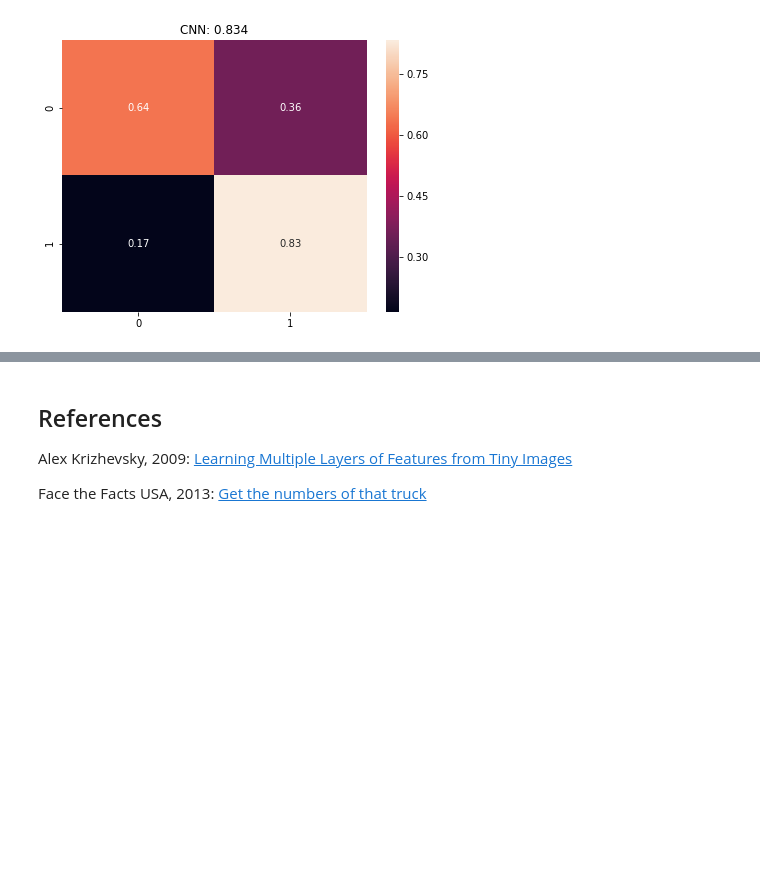
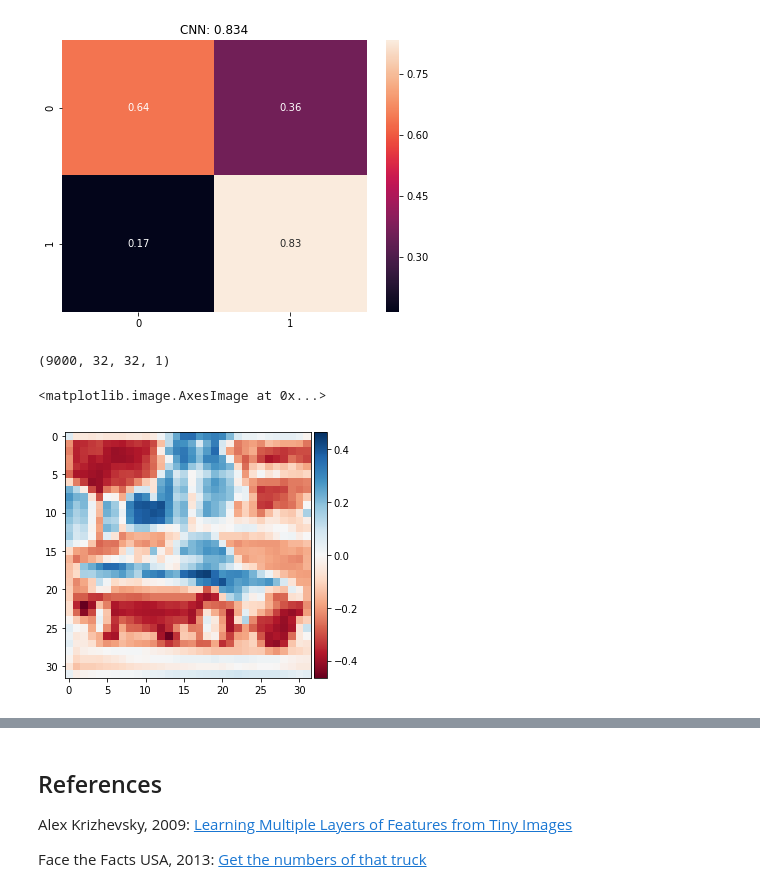
Before and after one commit to jakecarlson1/machine-learning-labs, a Jupyter notebook: Lab7/Lab 7 - Convolutional Neural Networks.ipynb, the cells around one changed output, grey strips where cells are left out. Saved outputs shown, nothing was run; the diff lists cells and outputs as text; code cells hidden in the pictures; blank space fills up the shorter version.

Commit message:
image generator

```diff
--- a/Lab7/Lab 7 - Convolutional Neural Networks.ipynb
+++ b/Lab7/Lab 7 - Convolutional Neural Networks.ipynb
@@ -547,0 +550,24 @@ compare_mlp_cnn(cnn2, None, X_test, y_test)
+# %%
+NUM_CLASSES = 10
+img_wh = 32
+
+if isinstance(X_train, pd.DataFrame):
+    X_train = X_train.as_matrix()
+if isinstance(X_test, pd.DataFrame):
+    X_test = X_test.as_matrix()
+
+# NEW: Let's start by fixing the sizes
+X_train = np.expand_dims(X_train.reshape((-1,img_wh,img_wh)), axis=3)
+X_test = np.expand_dims(X_test.reshape((-1,img_wh,img_wh)), axis=3)
+# the image data has been resized to (samples,image_rows,image_cols,image_channels)
+
+# and one hot encoding the output values
+y_train_ohe = keras.utils.to_categorical(y_train, NUM_CLASSES)
+y_test_ohe = keras.utils.to_categorical(y_test, NUM_CLASSES)
+# %%
+print(X_train.shape)
+imshow(X_train[0].squeeze())
+# %% [output]
+(9000, 32, 32, 1)
+<matplotlib.image.AxesImage at 0x...>
+[figure, added]
```
Also changed, not shown: parts of 11 cells of this notebook.
